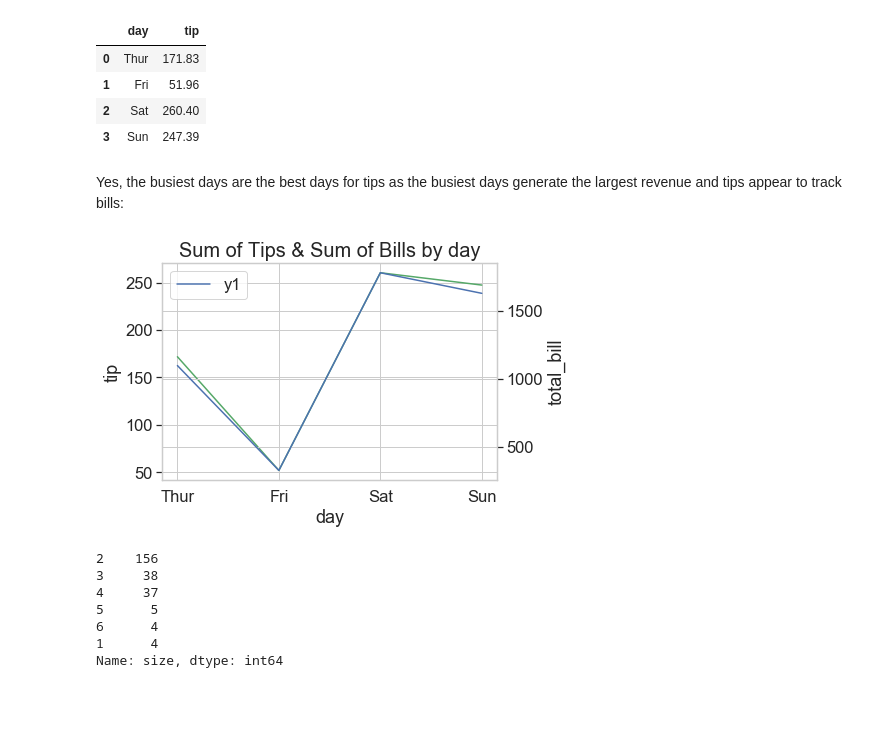
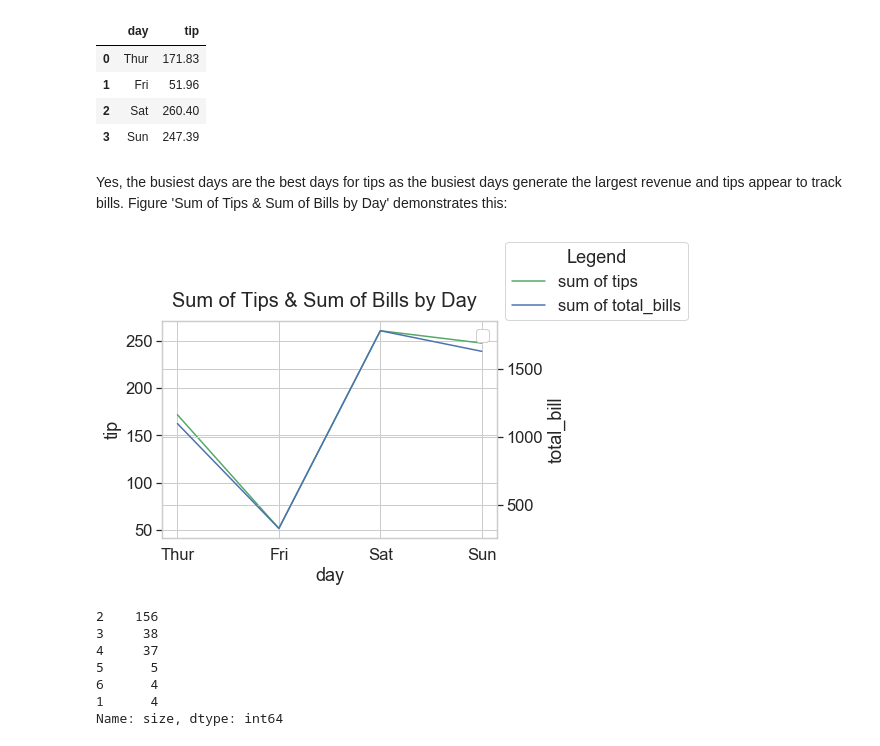
Before and after one commit to fionaoriordan/52446_19_tips, a Jupyter notebook: tips_notebook.ipynb, the cells around one changed output. Cells and saved outputs as stored; diff of their text form; code cells hidden in the pictures; blank space fills up the shorter version.

Commit message:
Updating plot with sum of tips and sum of bills by day with legend corrected

```diff
--- a/tips_notebook.ipynb
+++ b/tips_notebook.ipynb
@@ -193,24 +193,38 @@ df_grp.head()
 | 2 | Sat | 260.40 |
 | 3 | Sun | 247.39 |
 # %% [markdown]
-Yes, the busiest days are the best days for tips as the busiest days generate the largest revenue and tips appear to track bills:
+Yes, the busiest days are the best days for tips as the busiest days generate the largest revenue and tips appear to track bills. Figure 'Sum of Tips & Sum of Bills by Day' demonstrates this:
 # %%
 # create another data frame to sum bill by day
 df_3 = df.groupby(['day'])['total_bill'].sum().reset_index()
 
+#create a figure
+fig = plt.figure()
 # Adapted from : https://stackoverflow.com/a/47592107
-#create a line plot to show tips by day using df_2
-sns.lineplot(x = "day", y = "tip", color="g", data = df_2)
-# create ax2 with plots with twin x. df_2 and df_3 plots share the same x axis but different y axis.
-ax2 = plt.twinx()
-# create a line plot to show bill by day using df_3
-sns.lineplot(x = "day" , y = "total_bill", color="b",  ax=ax2, data = df_3)
+#create a line plot for df_2 .i.e. plot sum of the tips on y axis 1 by day
+ax1 = sns.lineplot(x = "day", y = "tip", color="g", label = 'sum of tips', data = df_2)
+# create a twin plot of ax1 and called it ax2
+ax2 = ax1.twinx()
+#create a line plot for df_3 .i.e. plot sum of the total_bills on y axis 2 by day
+#df_2 and df_3 plots share the same x axis but different y axis.
+ax2 = sns.lineplot(x = "day" , y = "total_bill", color="b", label = 'sum of total_bills', data = df_3)
 
-plt.title("Sum of Tips & Sum of Bills by day", fontsize = 20)
+# Adapted from : https://stackoverflow.com/a/56272576
+# Adding these lines of code so that legend is only visible at fig level.
+# Otherwise you end up with ax1 legend appearing but not ax2 legend at the ax level
+ax1.legend('')
+ax2.legend('')
 
-plt.legend(labels=['y1', 'y2'])
+#Adapted from : https://dev.to/skotaro/artist-in-matplotlib---something-i-wanted-to-know-before-spending-tremendous-hours-on-googling-how-tos--31oo
+#Adding a legend at the figure level
+fig.legend(loc='upper left', bbox_to_anchor=(1,1.4),
+           bbox_transform=ax1.transAxes, title='Legend')
+#Add a figure title & adjust font size
+fig.suptitle("Sum of Tips & Sum of Bills by Day", fontsize = 20)
+
+#tidy up the display
 plt.show()
 # %% [output]
-[figure, old version]
+[figure, new version]
 # %%
 # Adapted from https://stackoverflow.com/questions/22391433/count-the-frequency-that-a-value-occurs-in-a-dataframe-column/36434248
```
Also changed, not shown: parts of 2 cells of this notebook.
